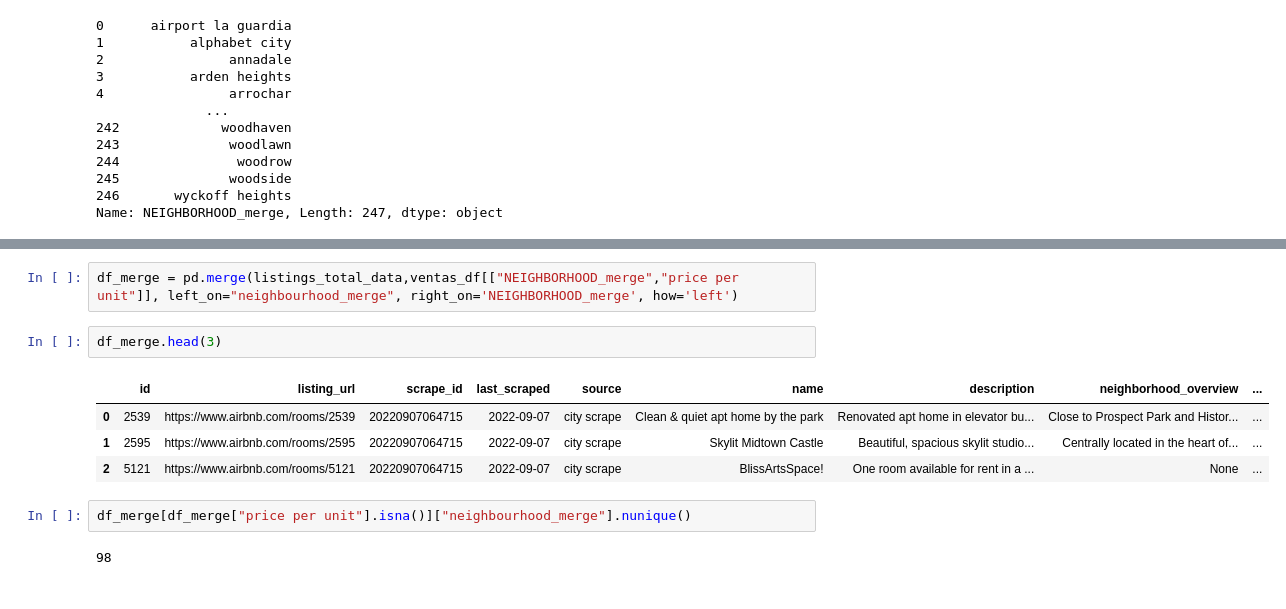
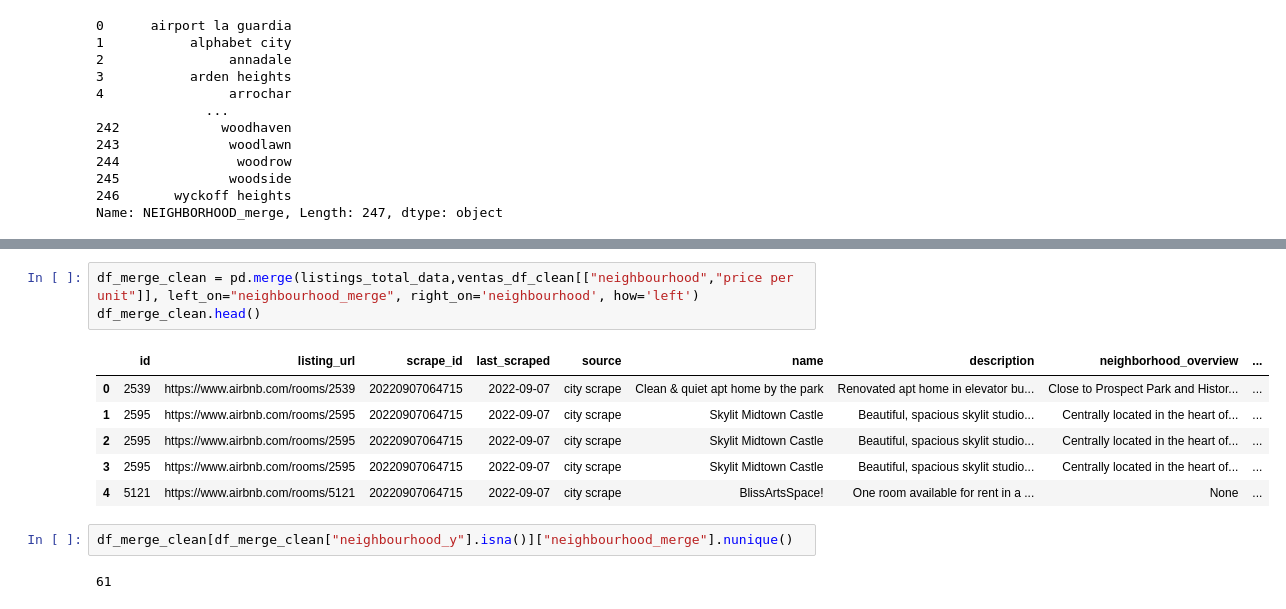
Before and after one commit to Divasson/VisualizacionDatosAirBnB, a Jupyter notebook: EDA/NYC_sales_price_EDA.ipynb, the cells around one changed output, grey strips where cells are left out. Drawn from its saved outputs; the diff is of its cells as text.

```diff
--- a/EDA/NYC_sales_price_EDA.ipynb
+++ b/EDA/NYC_sales_price_EDA.ipynb
@@ -190,14 +184,15 @@ ventas_df
 # %%
-df_merge = pd.merge(listings_total_data,ventas_df[["NEIGHBORHOOD_merge","price per unit"]], left_on="neighbourhood_merge", right_on='NEIGHBORHOOD_merge', how='left')
+df_merge_clean = pd.merge(listings_total_data,ventas_df_clean[["neighbourhood","price per unit"]], left_on="neighbourhood_merge", right_on='neighbourhood', how='left')
+df_merge_clean.head()
+# %% [output]
+|  | id | listing_url | scrape_id | last_scraped | source | name | description | neighborhood_overview | ... |
+| 0 | 2539 | https://www.airbnb.com/rooms/2539 | 20220907064715 | 2022-09-07 | city scrape | Clean & quiet apt home by the park | Renovated apt home in elevator bu... | Close to Prospect Park and Histor... | ... |
+| 1 | 2595 | https://www.airbnb.com/rooms/2595 | 20220907064715 | 2022-09-07 | city scrape | Skylit Midtown Castle | Beautiful, spacious skylit studio... | Centrally located in the heart of... | ... |
+| 2 | 2595 | https://www.airbnb.com/rooms/2595 | 20220907064715 | 2022-09-07 | city scrape | Skylit Midtown Castle | Beautiful, spacious skylit studio... | Centrally located in the heart of... | ... |
+| 3 | 2595 | https://www.airbnb.com/rooms/2595 | 20220907064715 | 2022-09-07 | city scrape | Skylit Midtown Castle | Beautiful, spacious skylit studio... | Centrally located in the heart of... | ... |
+| 4 | 5121 | https://www.airbnb.com/rooms/5121 | 20220907064715 | 2022-09-07 | city scrape | BlissArtsSpace! | One room available for rent in a ... | None | ... |
-# %%
-df_merge.head(3)
-# %% [output]
-|  | id | listing_url | scrape_id | last_scraped | source | name | description | neighborhood_overview | ... |
-| 0 | 2539 | https://www.airbnb.com/rooms/2539 | 20220907064715 | 2022-09-07 | city scrape | Clean & quiet apt home by the park | Renovated apt home in elevator bu... | Close to Prospect Park and Histor... | ... |
-| 1 | 2595 | https://www.airbnb.com/rooms/2595 | 20220907064715 | 2022-09-07 | city scrape | Skylit Midtown Castle | Beautiful, spacious skylit studio... | Centrally located in the heart of... | ... |
-| 2 | 5121 | https://www.airbnb.com/rooms/5121 | 20220907064715 | 2022-09-07 | city scrape | BlissArtsSpace! | One room available for rent in a ... | None | ... |
-# %%
-df_merge[df_merge["price per unit"].isna()]["neighbourhood_merge"].nunique()
-# %% [output]
-98
+# %%
+df_merge_clean[df_merge_clean["neighbourhood_y"].isna()]["neighbourhood_merge"].nunique()
+# %% [output]
+61
 # %%
```
Also changed, not shown: parts of 8 cells of this notebook, 3 other files.
